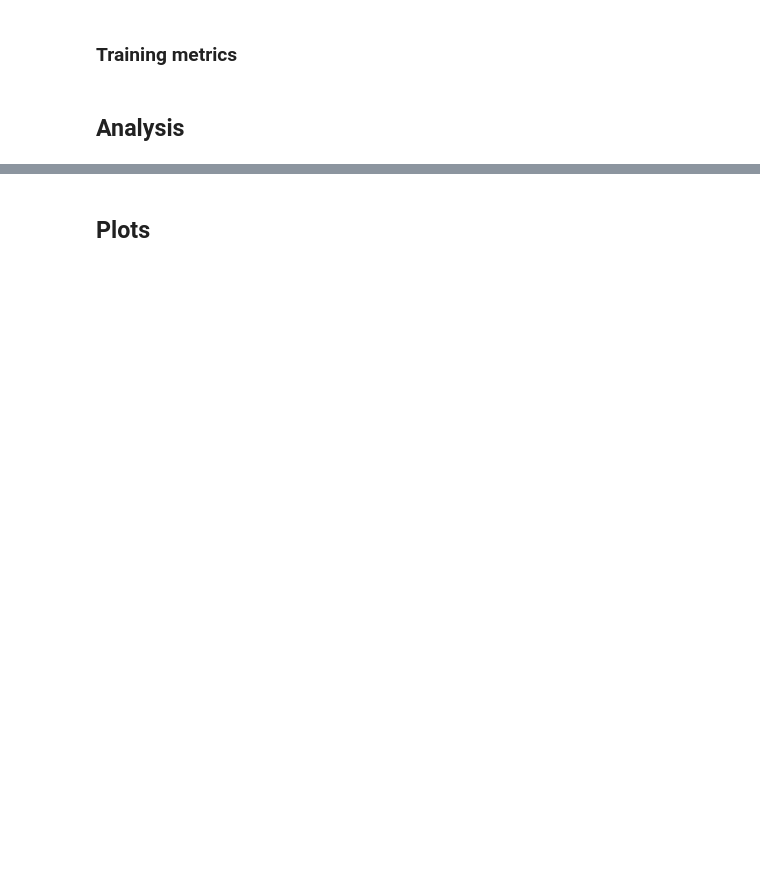
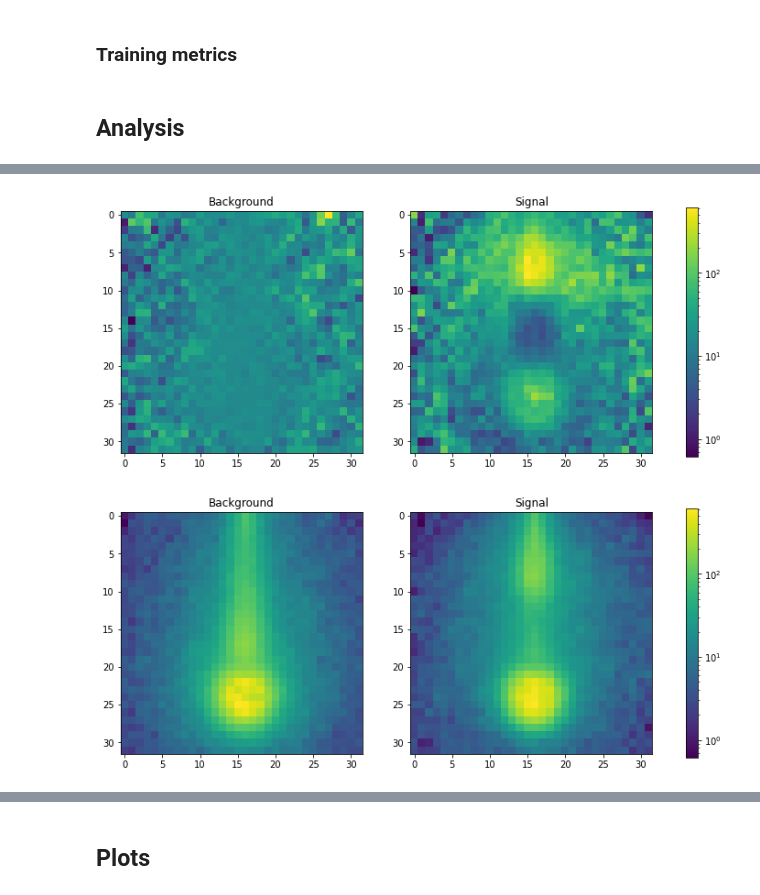
Before and after one commit to imdinu/pae-lhco, a Jupyter notebook: notebooks/cnnpae.ipynb, the cells around one changed output, grey strips where cells are left out. Saved outputs shown, nothing was run; the diff lists cells and outputs as text; code cells hidden in the pictures; blank space fills up the shorter version.

```diff
--- a/notebooks/cnnpae.ipynb
+++ b/notebooks/cnnpae.ipynb
@@ -350,7 +336,2 @@ with tf.device("/device:CPU:0"):
-# %%
-mse_test = np.mean(mse, axis =(1,2))
-with tf.device("/device:CPU:0"):
-    ascore_stable = -0.5*mse_test - \
-            0.5*np.linalg.norm(byz,axis=1)**2 #+ detJ
 # %%
 with tf.device("/device:CPU:0"):
@@ -368,0 +340,20 @@ array([56.204735, 56.204735, 56.204735, ..., 56.204735, 56.204735,
+# %%
+
+fig, axes = plt.subplots(ncols=2, figsize=(13,5))
+axes[0].set_title('Background')
+axes[0].imshow(np.mean(mse_test[10_000:,:,:]*sigma, axis=0)[:,:,0], norm=LogNorm())
+axes[1].set_title('Signal')
+axes[1].imshow(np.mean(mse_test[:10_000,:,:]*sigma, axis=0)[:,:,0], norm=LogNorm())
+fig.colorbar(im, ax=axes.ravel().tolist())
+plt.show()
+
+fig, axes = plt.subplots(ncols=2, figsize=(13,5))
+axes[0].set_title('Background')
+axes[0].imshow(np.mean(mse_test[10_000:,:,:], axis=0)[:,:,0], norm=LogNorm())
+axes[1].set_title('Signal')
+axes[1].imshow(np.mean(mse_test[:10_000,:,:], axis=0)[:,:,0], norm=LogNorm())
+fig.colorbar(im, ax=axes.ravel().tolist())
+plt.show()
+# %% [output]
+[figure, added]
+[figure, added]
```
Also changed, not shown: parts of 30 cells of this notebook.
